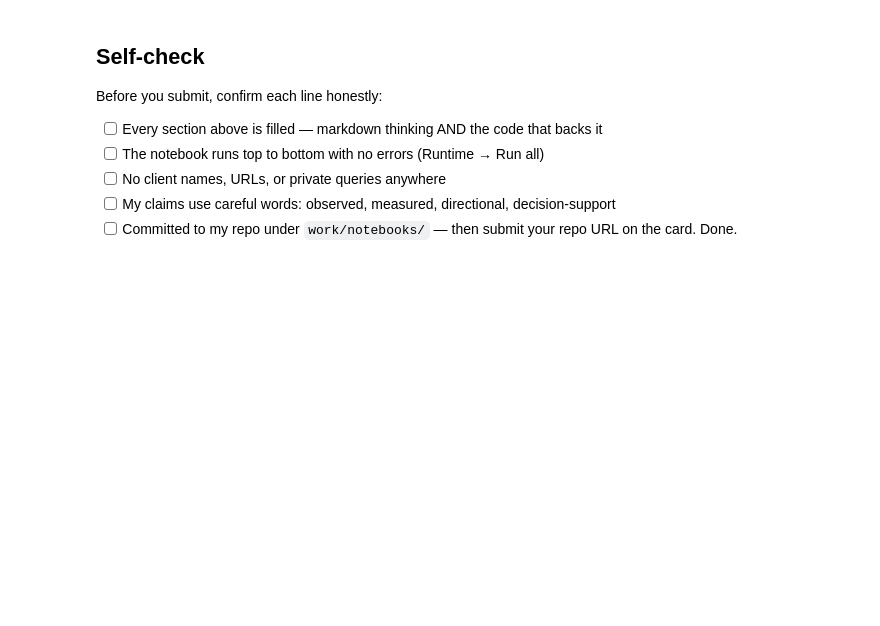
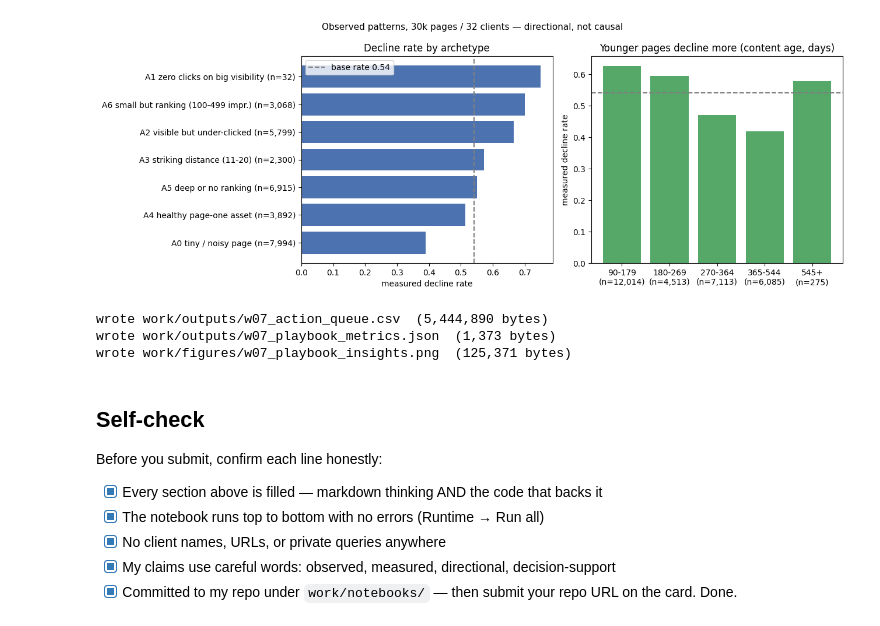
Before and after one commit to begs44/flyrank-ml, a Jupyter notebook: work/notebooks/w07_action_playbook.ipynb, the cells around one changed output. Drawn from its saved outputs; the diff is of its cells as text; code cells hidden in the pictures; blank space fills up the shorter version.

```diff
--- a/work/notebooks/w07_action_playbook.ipynb
+++ b/work/notebooks/w07_action_playbook.ipynb
@@ -44,10 +338,54 @@ This skeleton is yours to fill. Work the sections **in order** — each one has
+# %%
+os.makedirs("work/outputs", exist_ok=True)
+os.makedirs("work/figures", exist_ok=True)
+
+# ---- 1. Full ranked queue (regenerated on every run; stays out of git by design) ----
+export_cols = ["rank", "this_week_batch", "batch_rank", "content_id", "client_id", "priority_score",
+               "archetype", "reason_code", "action", "review_flags", "impressions_90d", "clicks_90d",
+               "avg_position", "ctr", "ctr_vs_expected", "content_age_days", "days_since_last_update",
+               "content_type", "main_intent"]
+queue["review_flags"] = queue["review_flags"].fillna("")
+queue[export_cols].round(4).to_csv("work/outputs/w07_action_queue.csv", index=False)
+
+# ---- 2. Figure for the paper: archetype decline rates + age pattern ----
+fig, axes = plt.subplots(1, 2, figsize=(13, 4.8))
+a = arch.sort_values("measured_decline_rate")
+axes[0].barh([f"{i} (n={n:,})" for i, n in zip(a.index, a["pages"])], a["measured_decline_rate"], color="#4C72B0")
+axes[0].axvline(base, color="grey", ls="--", label=f"base rate {base:.2f}")
+axes[0].set_xlabel("measured decline rate"); axes[0].set_title("Decline rate by archetype"); axes[0].legend()
+age = df.groupby(pd.cut(df["content_age_days"], [90, 180, 270, 365, 545, 10_000], right=False,
+                        labels=["90-179", "180-269", "270-364", "365-544", "545+"]), observed=True)["target_decay"].agg(["mean", "size"])
+axes[1].bar([f"{i}\n(n={n:,})" for i, n in zip(age.index, age["size"])], age["mean"], color="#55A868")
+axes[1].axhline(base, color="grey", ls="--")
+axes[1].set_ylabel("measured decline rate"); axes[1].set_title("Younger pages decline more (content age, days)")
+plt.suptitle("Observed patterns, 30k pages / 32 clients — directional, not causal", fontsize=11)
+plt.tight_layout()
+plt.savefig("work/figures/w07_playbook_insights.png", dpi=150, bbox_inches="tight")
+plt.show()
+
+# ---- 3. Metrics receipt (small JSON — worth committing) ----
+receipt = {"notebook": "w07_action_playbook", "model": "LogisticRegression C=0.5, grouped 5-fold OOF by client",
+           "capacity": CAPACITY, "client_cap": CLIENT_CAP, "rows": int(len(queue)),
+           "actionable": int(queue["actionable"].sum()), "batch_hours_estimate": float(top["est_hours"].sum()),
+           "archetypes": arch[["pages", "measured_decline_rate"]].reset_index().to_dict(orient="records"),
+           "reference": reference}
+with open("work/outputs/w07_playbook_metrics.json", "w") as f:
+    json.dump(receipt, f, indent=2)
+
+for p in ["work/outputs/w07_action_queue.csv", "work/outputs/w07_playbook_metrics.json", "work/figures/w07_playbook_insights.png"]:
+    print(f"wrote {p}  ({os.path.getsize(p):,} bytes)")
+# %% [output]
+[figure, added]
+wrote work/outputs/w07_action_queue.csv  (5,444,890 bytes)
+wrote work/outputs/w07_playbook_metrics.json  (1,373 bytes)
+wrote work/figures/w07_playbook_insights.png  (125,371 bytes)
 # %% [markdown]
 ## Self-check
 
 Before you submit, confirm each line honestly:
 
-- [ ] Every section above is filled — markdown thinking AND the code that backs it
-- [ ] The notebook runs top to bottom with no errors (Runtime → Run all)
-- [ ] No client names, URLs, or private queries anywhere
-- [ ] My claims use careful words: observed, measured, directional, decision-support
-- [ ] Committed to my repo under `work/notebooks/` — then submit your repo URL on the card. Done.
+- [x] Every section above is filled — markdown thinking AND the code that backs it
+- [x] The notebook runs top to bottom with no errors (Runtime → Run all)
+- [x] No client names, URLs, or private queries anywhere
+- [x] My claims use careful words: observed, measured, directional, decision-support
+- [x] Committed to my repo under `work/notebooks/` — then submit your repo URL on the card. Done.
```
Also changed, not shown: parts of 19 cells of this notebook.
